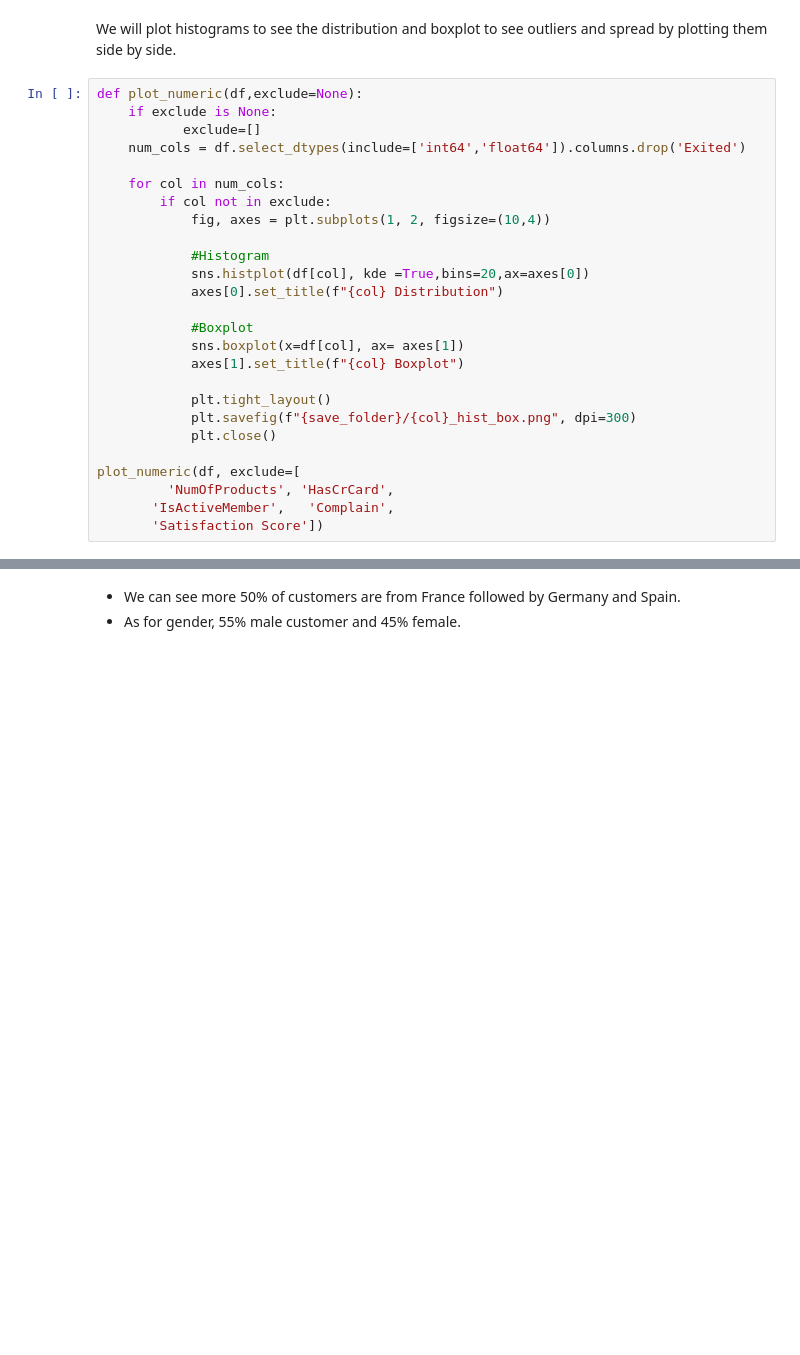
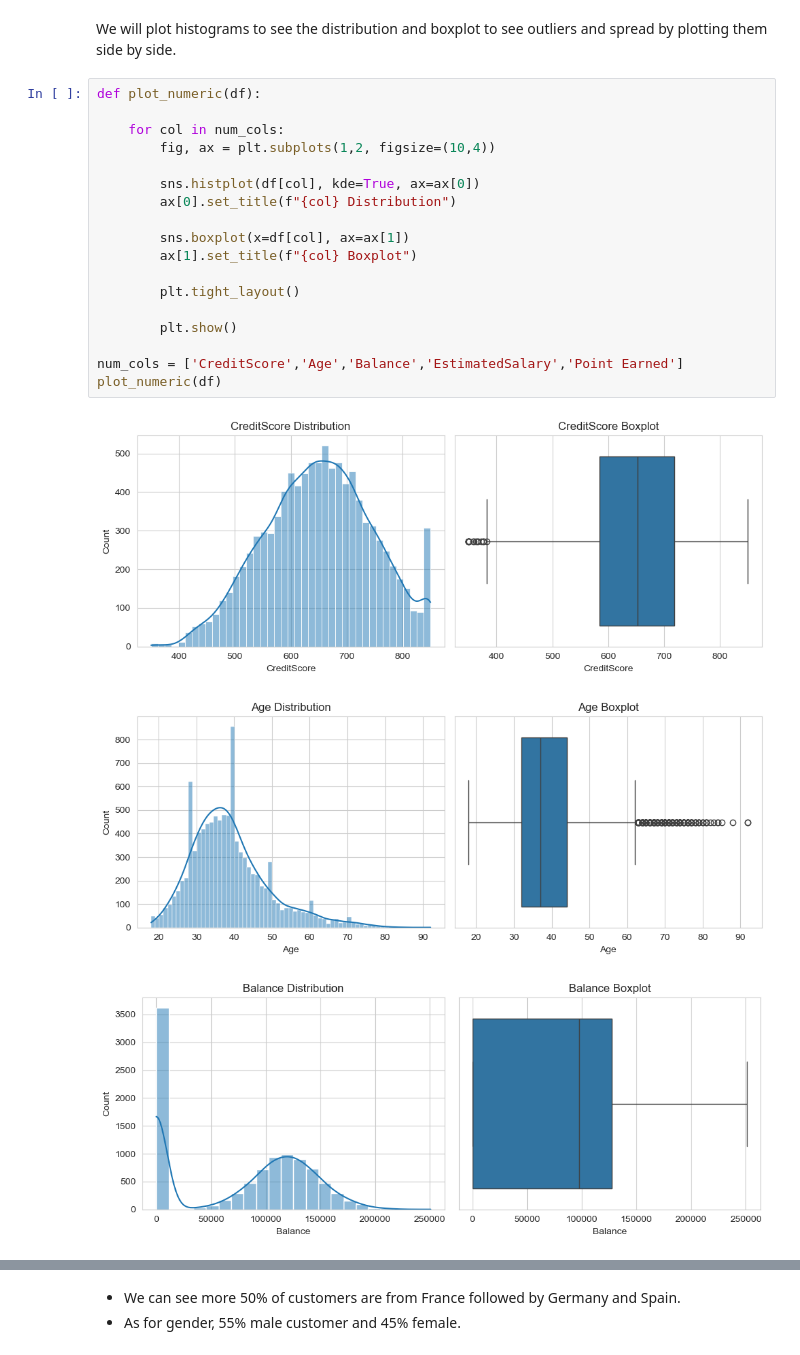
Before and after one commit to nbisoyi3024/customer-churn-prediction, a Jupyter notebook: notebooks/EDA.ipynb, the cells around one changed output, grey strips where cells are left out. Cells and saved outputs as stored; diff of their text form; blank space fills up the shorter version.

```diff
--- a/notebooks/EDA.ipynb
+++ b/notebooks/EDA.ipynb
@@ -142,29 +155,25 @@ df[['CreditScore', 'Age', 'Tenure', 'Balance', 'NumOfProducts', 'Point Earned']]
 | Point Earned | 10000.0 | 606.515100 | 225.924839 | 119.0 | 410.0 | 605.00 | 801.00 | 1000.00 |
 # %% [markdown]
 We will plot histograms to see the distribution and boxplot to see outliers and spread by plotting them side by side.
-# %%
-def plot_numeric(df,exclude=None):
-    if exclude is None:
-           exclude=[]
-    num_cols = df.select_dtypes(include=['int64','float64']).columns.drop('Exited')
-
-    for col in num_cols:
-        if col not in exclude:
-            fig, axes = plt.subplots(1, 2, figsize=(10,4))
-
-            #Histogram
-            sns.histplot(df[col], kde =True,bins=20,ax=axes[0])
-            axes[0].set_title(f"{col} Distribution")
-
-            #Boxplot
-            sns.boxplot(x=df[col], ax= axes[1])
-            axes[1].set_title(f"{col} Boxplot")
-
-            plt.tight_layout()
-            plt.savefig(f"{save_folder}/{col}_hist_box.png", dpi=300)
-            plt.close()
-
-plot_numeric(df, exclude=[
-         'NumOfProducts', 'HasCrCard',
-       'IsActiveMember',   'Complain',
-       'Satisfaction Score'])
+# %%
+def plot_numeric(df):
+
+    for col in num_cols:
+        fig, ax = plt.subplots(1,2, figsize=(10,4))
+
+        sns.histplot(df[col], kde=True, ax=ax[0])
+        ax[0].set_title(f"{col} Distribution")
+
+        sns.boxplot(x=df[col], ax=ax[1])
+        ax[1].set_title(f"{col} Boxplot")
+
+        plt.tight_layout()
+
+        plt.show()
+
+num_cols = ['CreditScore','Age','Balance','EstimatedSalary','Point Earned']
+plot_numeric(df)
+# %% [output]
+[figure, added]
+[figure, added]
+[figure, added]
```
Also changed, not shown: parts of 41 cells of this notebook, 29 other files.
